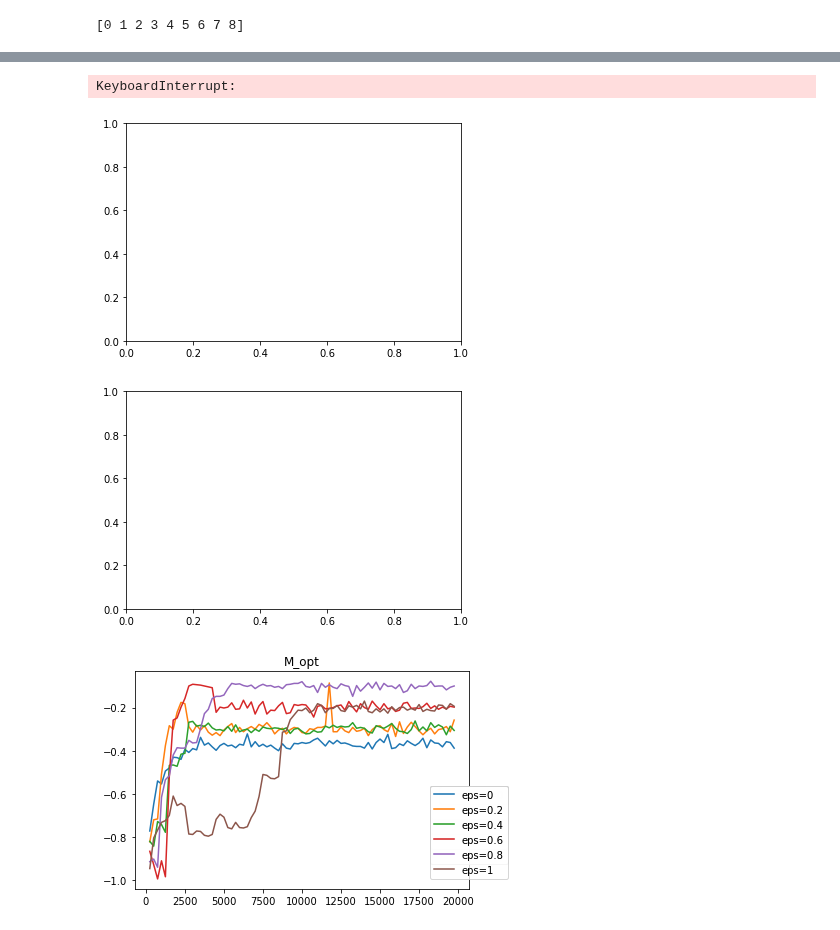
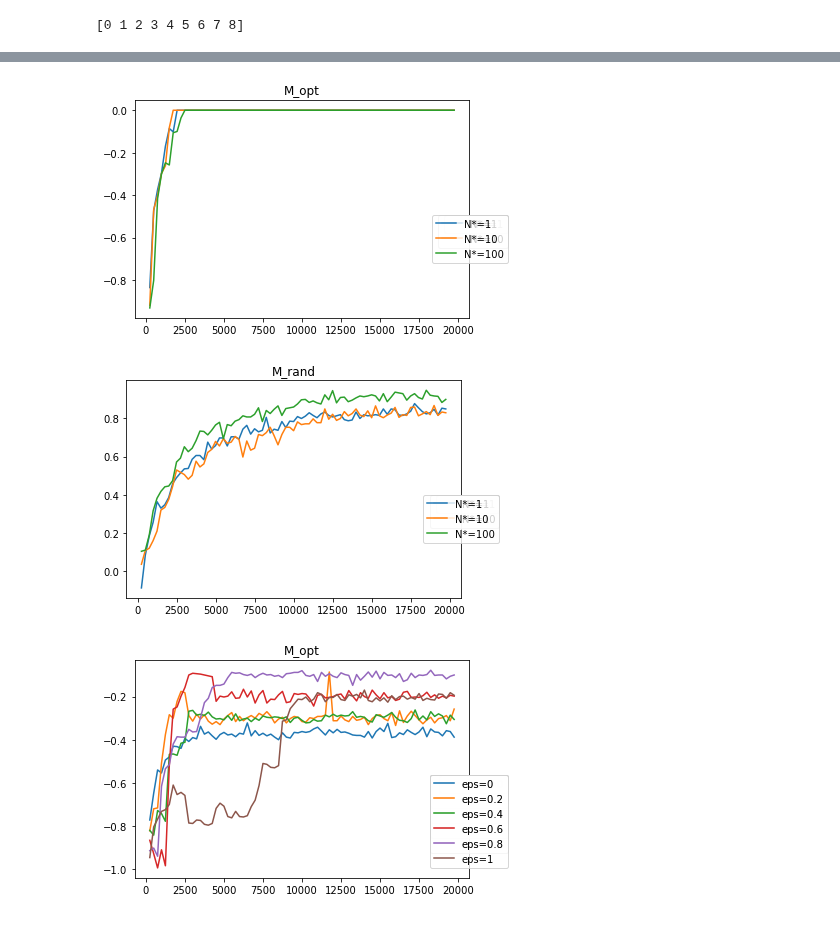
Before and after one commit to giuliamesc/tic_tac_toe, a Jupyter notebook: main_debug.ipynb, the cells around one changed output, grey strips where cells are left out. Drawn from its saved outputs; the diff is of its cells as text; code cells hidden in the pictures.

```diff
--- a/main_debug.ipynb
+++ b/main_debug.ipynb
@@ -160,6 +160,7 @@ class QLearning:
         self.q_player.epsilon = eps_q_player
         self.opponent.epsilon = eps_opponent
         states = []
+        move_q = -1
         states.append(self.env.grid.copy())
         while not self.env.end:
 
@@ -171,7 +172,7 @@ class QLearning:
                 self.env.step(move_opp)
             states.append(self.env.grid.copy())
 
-            if self.env.current_player == self.q_player.player_name and self.env.num_step > 1:
+            if self.env.current_player == self.q_player.player_name and move_q != -1:
                 self.update_q(self.q_player.player_name, states[-3], states[-1], move_q)
 
             #if self.env.current_player == self.q_player.player_name and self.env.num_step > 1:
@@ -300,7 +301,7 @@ class QLearning:
         # update Q(s,a)
         #if r > 0:
         #    print('prima', self.q_player.states_value[key_prec][move_q])
-        self.q_player.states_value[key_prec][move_q] += self.q_player.alpha*(r + self.q_player.gamma*max(self.q_player.states_value[key])-self.q_player.states_value[key_prec][move_q])
+        self.q_player.states_value[key_prec][move_q] += self.q_player.alpha*(r + self.q_player.gamma*max([self.q_player.states_value[key][pos] for pos in self.q_player.empty(state)], default=0)-self.q_player.states_value[key_prec][move_q])
         #if r > 0:
         #    print('dopo', self.q_player.states_value[key_prec][move_q])
 
@@ -394,7 +395,7 @@ class QLearning:
 ## Question 1
 np.random.seed(2022)
 random.seed(2023)
-eps_vector = [0.1,0.2,0.3,0.4,0.5]
+eps_vector = [0.1]#,0.2,0.3,0.4,0.5]
 rew_epsilon = []
 
 N = 20000
@@ -433,31 +428,30 @@ game.plot_N_star_reward(N_star_vec,N,rew_N_star)
 # %%
 ## Question 3
 np.random.seed(2022)
 random.seed(2023)
 e_min = 0.1
 e_max = 0.8
 N = 20000
 #N_star_vec = [10000]
-N_star_vec = [1,10,100, 1000, 10000, 15000, 20000, 30000,40000]
+N_star_vec = [1,10,100] #1000, 10000, 15000, 20000, 30000,40000]
 plt1, ax1 = plt.subplots()
 plt2, ax2 = plt.subplots()
 for N_star in N_star_vec :
     epsilon = []
     for i in np.arange(1,N+1):
         epsilon.append(max(e_min,e_max*(1-i/N_star)))
     game = QLearning(epsilon, 0.5)
     game.q_player.states_value = dict()
     M_opt_vec, M_rand_vec = game.play_train_test(epsilon, n_train = 250, n_tot_train = N, n_test = 500)
     ax1.plot(np.arange(1,len(M_opt_vec)+1)*250, M_opt_vec, label = 'N*='+str(N_star))
     ax1.set_title('M_opt')
     plt1.legend(loc = 'upper right', bbox_to_anchor = (1, 0.5))
     ax2.plot(np.arange(1,len(M_rand_vec)+1)*250, M_rand_vec, label = 'N*='+str(N_star))
     plt2.legend(loc = 'upper right', bbox_to_anchor = (1, 0.5))
     ax2.set_title('M_rand')
 # %% [output]
-KeyboardInterrupt:
-[figure, old version]
+[figure, new version]
-[figure, old version]
+[figure, new version]
 # %%
 ## Question 4
 np.random.seed(2022)
```
Also changed, not shown: parts of 2 cells of this notebook.
